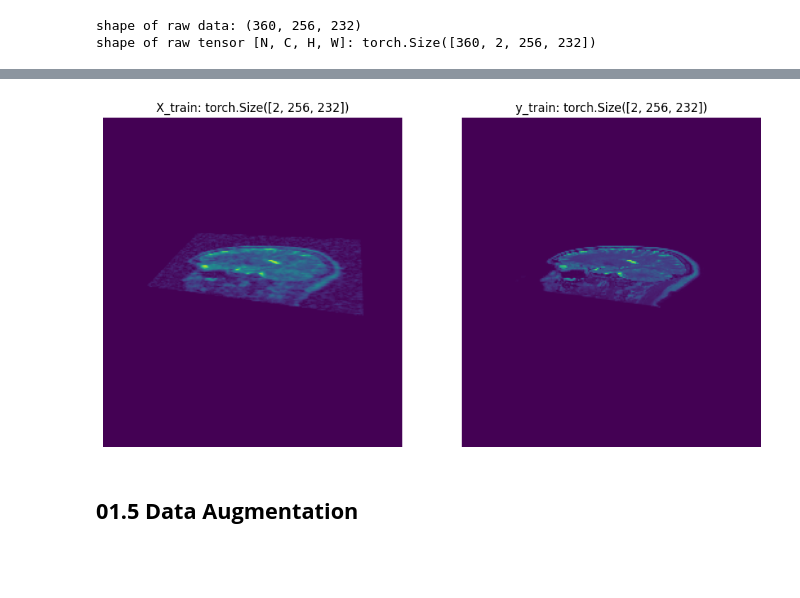
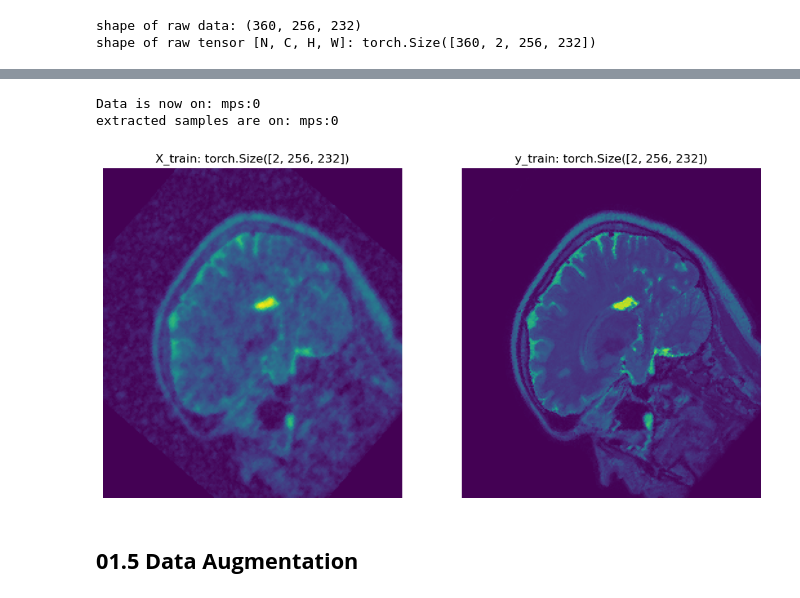
Before and after one commit to JasonLiu2024/MRI_project, a Jupyter notebook: Project_Colab_230409.ipynb, the cells around one changed output, grey strips where cells are left out. Drawn from its saved outputs; the diff is of its cells as text; code cells hidden in the pictures; blank space fills up the shorter version.

```diff
--- a/Project_Colab_230409.ipynb
+++ b/Project_Colab_230409.ipynb
@@ -107,27 +105,28 @@ class h5py_Dataset(torch.utils.data.Dataset):
 def ShowTensorImage(tensor): # Neural network output is of the form [N, C, H, W]
     if(tensor.dim() > 3):
        tensor = tensor.squeeze(0) # remove first dimension if dim = 4
-    numpy = tensor.detach().numpy() # convert to numpy array, form [C, H, W]
-    return np.sqrt(numpy[0]**2 + numpy[1]**2)
+    # tensor = tensor.cpu
+    # numpy = tensor.detach().numpy() # convert to numpy array, form [C, H, W]
+    return torch.sqrt(tensor[0]**2 + tensor[1]**2)
 def Augmentation_Compare(before, after, before_content, after_content):
   fig = plt.figure(figsize=(12, 12))
   rows = 1
   columns = 2
 
   fig.add_subplot(rows, columns, 1)
-  plt.imshow(ShowTensorImage(before))
+  plt.imshow(ShowTensorImage(before).cpu().numpy())
   plt.axis('off')
   plt.title(before_content + ": " + str(after.shape))
 
   fig.add_subplot(rows, columns, 2)
-  plt.imshow(ShowTensorImage(after))
+  plt.imshow(ShowTensorImage(after).cpu().numpy())
   plt.axis('off')
   plt.title(after_content + ": " + str(after.shape))
 # %%
 # load raw data
 LocalData = "my_data/dataset.hdf5"
 CollabData = "gdrive/MyDrive/Jason_StudentProject/my_data/dataset.hdf5"
-X_raw, y_raw = Load_h5py(CollabData)
+X_raw, y_raw = Load_h5py(LocalData)
 print(f"shape of raw data: {X_raw.shape}")
 X_split = ndarray_Complex_to_2_Channel(X_raw)
 y_split = ndarray_Complex_to_2_Channel(y_raw)
@@ -172,8 +171,6 @@ y_combined = torch.cat([y_split, perspective_y, rotate_y, flip_y])
 # shuffle
 N = X_combined.shape[0]
 random_indices = torch.randperm(N)
-X_shuffled = X_combined[random_indices]
-y_shuffled = y_combined[random_indices]
+X_shuffled = X_combined[random_indices].to(device)
+y_shuffled = y_combined[random_indices].to(device)
 i = int(random.rand()*N)
-
-Augmentation_Compare(X_shuffled[i], y_shuffled[i], "X_shuffle", "y_shuffle")
@@ -182,33 +181,41 @@ Augmentation_Compare(X_shuffled[i], y_shuffled[i], "X_shuffle", "y_shuffle")
 # %%
+# put data onto device to train faster!
+# Reference: https://www.tutorialspoint.com/how-to-move-a-torch-tensor-from-cpu-to-gpu-and-vice-versa
+X_shuffled = X_shuffled.to(device)
+y_shuffled = y_shuffled.to(device)
+print(f"Data is now on: {X_shuffled.device}")
 # partition data
 training_ct = int(N * 0.75)
 validate_ct = int(N * 0.05)
 test_ct = int(N * 0.2)
 dev_ct = 1
 partition = {
     'train': list(range(training_ct)),
     'validate': list(range(training_ct, training_ct + validate_ct)),
     'test': list(range(training_ct + validate_ct, N))
 }
 labels = list[range(0, N)]
 # I put dataset dataset.hdf5 in folder 'my_data'
 train_dataset = h5py_Dataset(subset_X_IDs=partition['train'],
                             y_IDs=labels,
                             augmented_X=X_shuffled,
                             augmented_y=y_shuffled)
 validate_dataset = h5py_Dataset(subset_X_IDs=partition['validate'],
                             y_IDs=labels,
                             augmented_X=X_shuffled,
                             augmented_y=y_shuffled)
 test_dataset = h5py_Dataset(subset_X_IDs=partition['test'],
                             y_IDs=labels,
                             augmented_X=X_shuffled,
                             augmented_y=y_shuffled)
 # Testing 'h5py_Dataset' class
 x1, y1 = train_dataset.__getitem__(0)
+print(f"extracted samples are on: {x1.device}")
 Augmentation_Compare(x1, y1, "X_train", "y_train")
 # %% [output]
+Data is now on: mps:0
+extracted samples are on: mps:0
-[figure, old version]
+[figure, new version]
 # %% [markdown]
 ## **01.5 Data Augmentation**
 # %%
```
Also changed, not shown: parts of 8 cells of this notebook.
